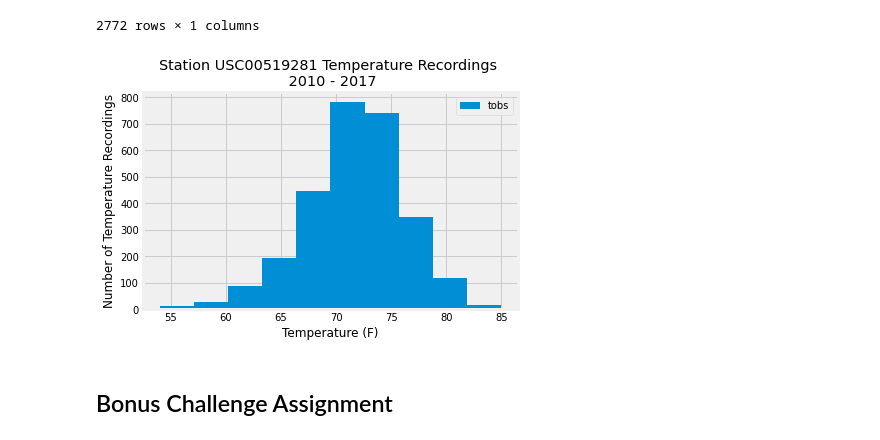
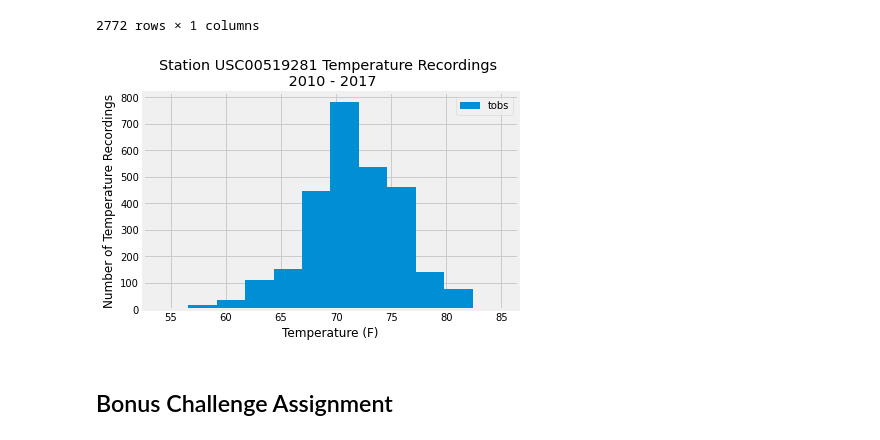
Before and after one commit to CCom20/sqlalchemy-challenge, a Jupyter notebook: climate_starter.ipynb, the cells around one changed output. Drawn from its saved outputs; the diff is of its cells as text; code cells hidden in the pictures.

```diff
--- a/climate_starter.ipynb
+++ b/climate_starter.ipynb
@@ -240,13 +240,13 @@ station_USC00519281_df
 2772 rows × 1 columns
 # %%
 # Query the last 12 months of temperature observation data for this station and plot the results as a histogram
-station_USC00519281_df.plot(kind="hist")
+station_USC00519281_df.plot(kind="hist", bins=12)
 plt.title("Station USC00519281 Temperature Recordings \n 2010 - 2017")
 plt.xlabel("Temperature (F)")
 plt.ylabel("Number of Temperature Recordings")
 plt.savefig("images/station_USC00519281_temp_recordings.jpeg")
 # %% [output]
-[figure, old version]
+[figure, new version]
 # %% [markdown]
 ## Bonus Challenge Assignment
 # %%
```
Also changed, not shown: 2 other files.
